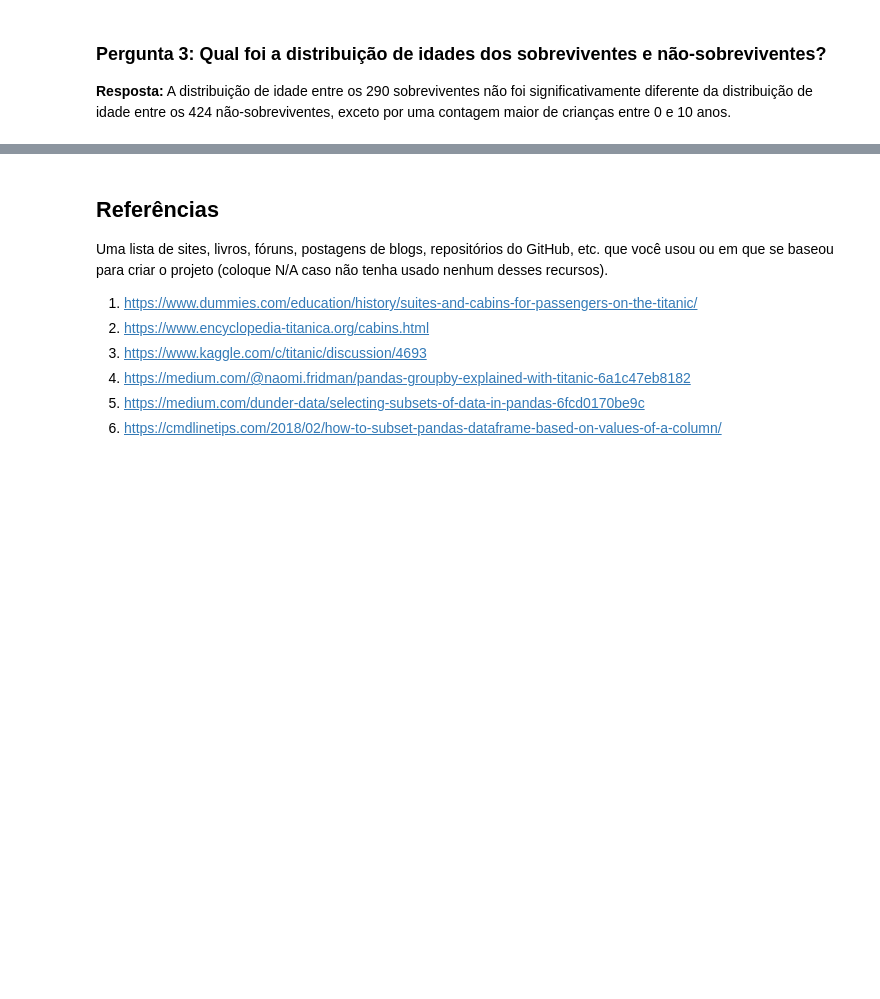
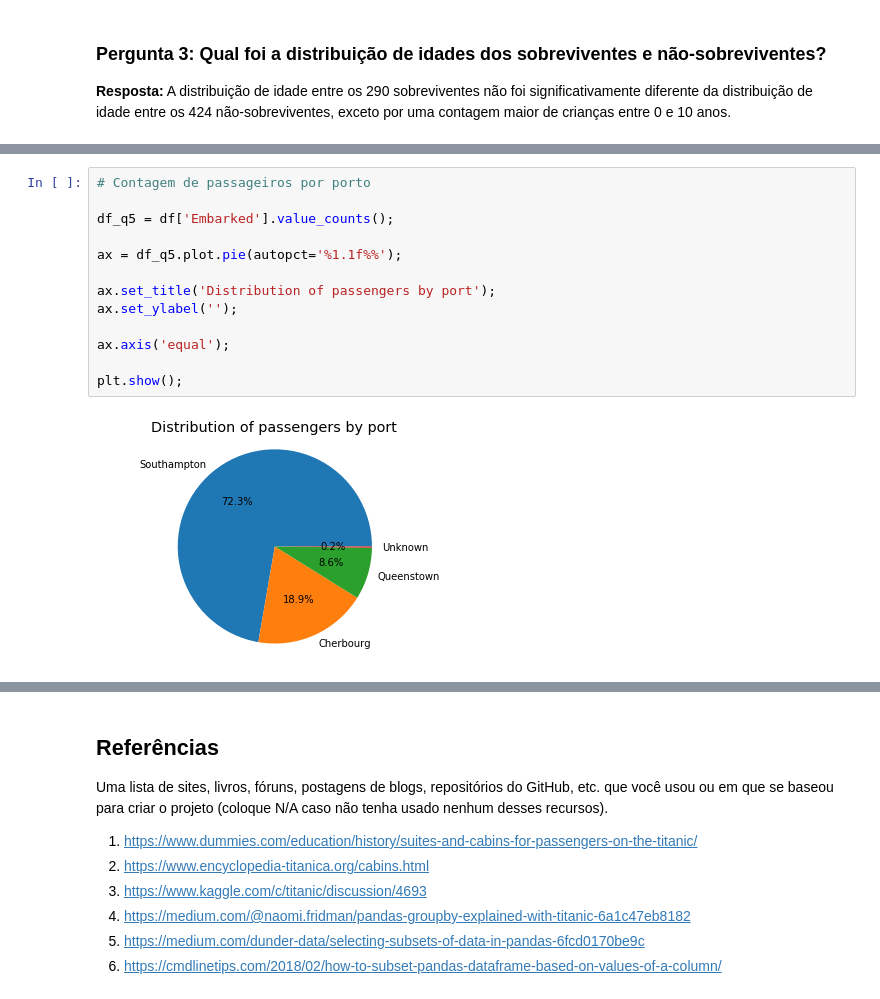
Before and after one commit to georgebrindeiro/udacity_nd110_investigate-a-dataset, a Jupyter notebook: investigate-a-dataset.ipynb, the cells around one changed output, grey strips where cells are left out. Drawn from its saved outputs; the diff is of its cells as text; blank space fills up the shorter version.

```diff
--- a/investigate-a-dataset.ipynb
+++ b/investigate-a-dataset.ipynb
@@ -426,0 +441,15 @@ Um resumo das estatísticas e gráficos comunicando seu resultado final
+# %%
+# Contagem de passageiros por porto
+
+df_q5 = df['Embarked'].value_counts();
+
+ax = df_q5.plot.pie(autopct='%1.1f%%');
+
+ax.set_title('Distribution of passengers by port');
+ax.set_ylabel('');
+
+ax.axis('equal');
+
+plt.show();
+# %% [output]
+[figure, added]
```
Also changed, not shown: parts of 13 cells of this notebook.
